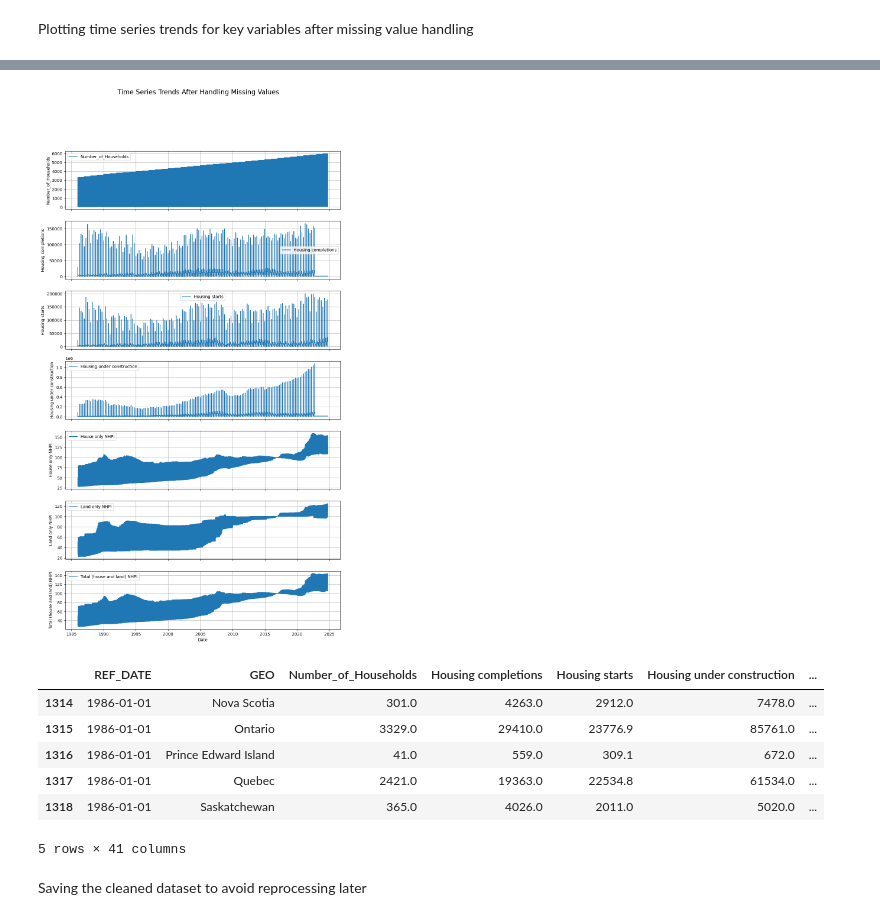
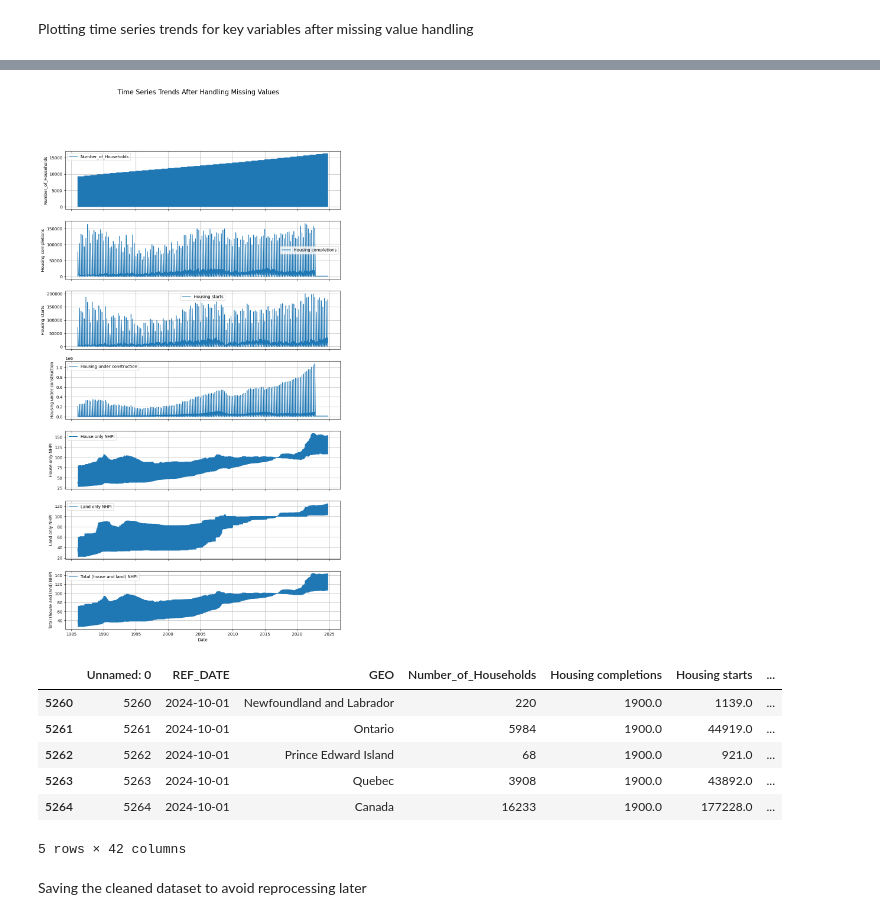
Before and after one commit to noob-noob1/IRCC_Project, a Jupyter notebook: machine learning/preparing the data.ipynb, the cells around one changed output, grey strips where cells are left out. Cells and saved outputs as stored; diff of their text form; code cells hidden in the pictures.

```diff
--- a/machine learning/preparing the data.ipynb
+++ b/machine learning/preparing the data.ipynb
@@ -8,7 +8,7 @@ import numpy as np
 import matplotlib.pyplot as plt
 import seaborn as sns
 # Load the dataset
-file_path = "Merged_Time_Series_Data.csv"  # Update with your actual file path
+file_path = "merged_data.csv"  # Update with your actual file path
 df = pd.read_csv(file_path)
 
 # Convert REF_DATE to datetime format
@@ -319,17 +319,17 @@ for i, col in enumerate(lag_columns):
 plt.xlabel("Date")
 plt.show()
 # %% [output]
-[figure, old version]
+[figure, new version]
 # %%
-df_trimmed.head()
+df_trimmed.tail()
 # %% [output]
-|  | REF_DATE | GEO | Number_of_Households | Housing completions | Housing starts | Housing under construction | ... |
-| 1314 | 1986-01-01 | Nova Scotia | 301.0 | 4263.0 | 2912.0 | 7478.0 | ... |
-| 1315 | 1986-01-01 | Ontario | 3329.0 | 29410.0 | 23776.9 | 85761.0 | ... |
-| 1316 | 1986-01-01 | Prince Edward Island | 41.0 | 559.0 | 309.1 | 672.0 | ... |
-| 1317 | 1986-01-01 | Quebec | 2421.0 | 19363.0 | 22534.8 | 61534.0 | ... |
-| 1318 | 1986-01-01 | Saskatchewan | 365.0 | 4026.0 | 2011.0 | 5020.0 | ... |
+|  | Unnamed: 0 | REF_DATE | GEO | Number_of_Households | Housing completions | Housing starts | ... |
+| 5260 | 5260 | 2024-10-01 | Newfoundland and Labrador | 220 | 1900.0 | 1139.0 | ... |
+| 5261 | 5261 | 2024-10-01 | Ontario | 5984 | 1900.0 | 44919.0 | ... |
+| 5262 | 5262 | 2024-10-01 | Prince Edward Island | 68 | 1900.0 | 921.0 | ... |
+| 5263 | 5263 | 2024-10-01 | Quebec | 3908 | 1900.0 | 43892.0 | ... |
+| 5264 | 5264 | 2024-10-01 | Canada | 16233 | 1900.0 | 177228.0 | ... |
-5 rows × 41 columns
+5 rows × 42 columns
 # %% [markdown]
  Saving the cleaned dataset to avoid reprocessing later
 # %%
```
Also changed, not shown: parts of 7 cells of this notebook.
